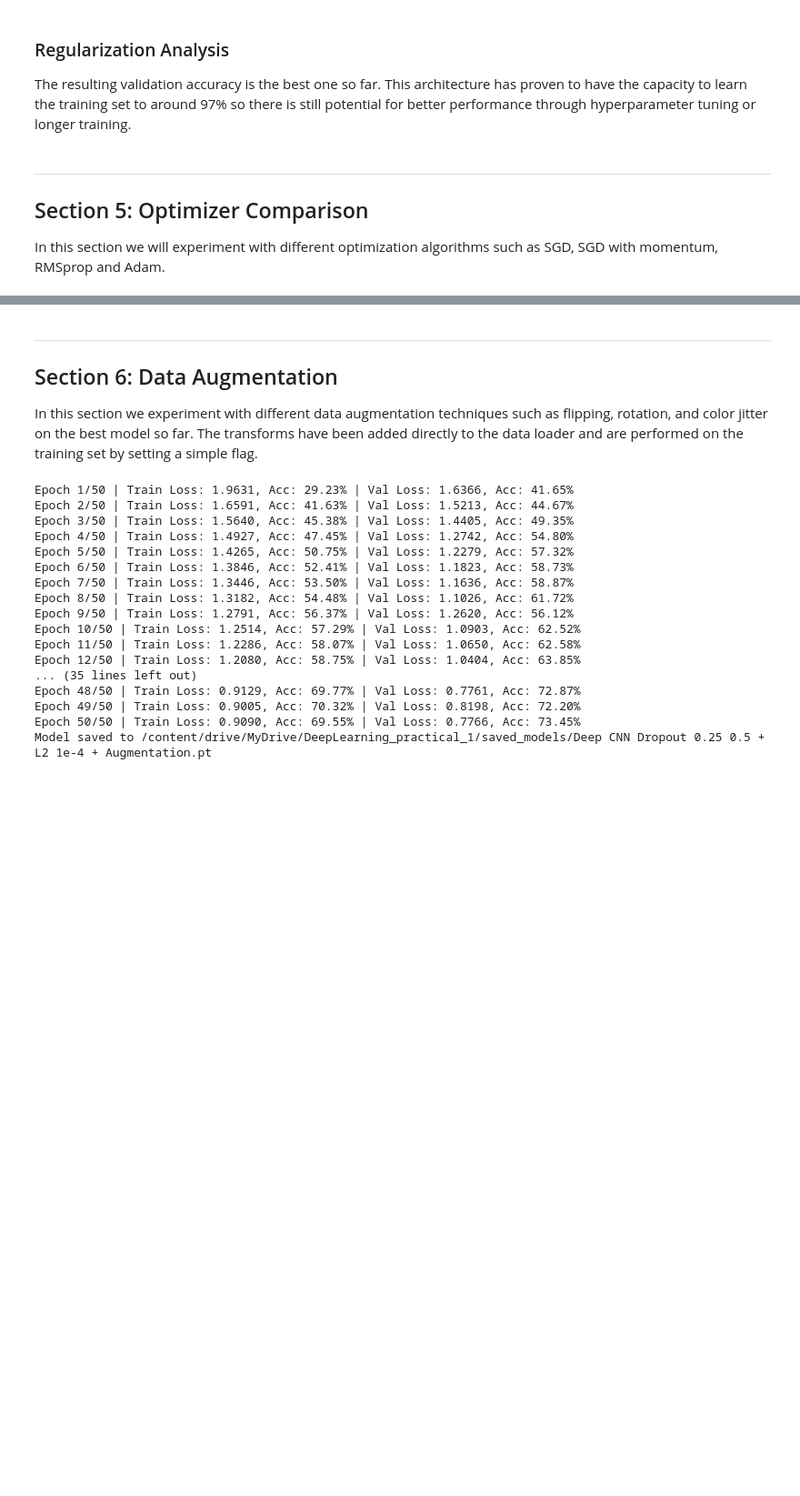
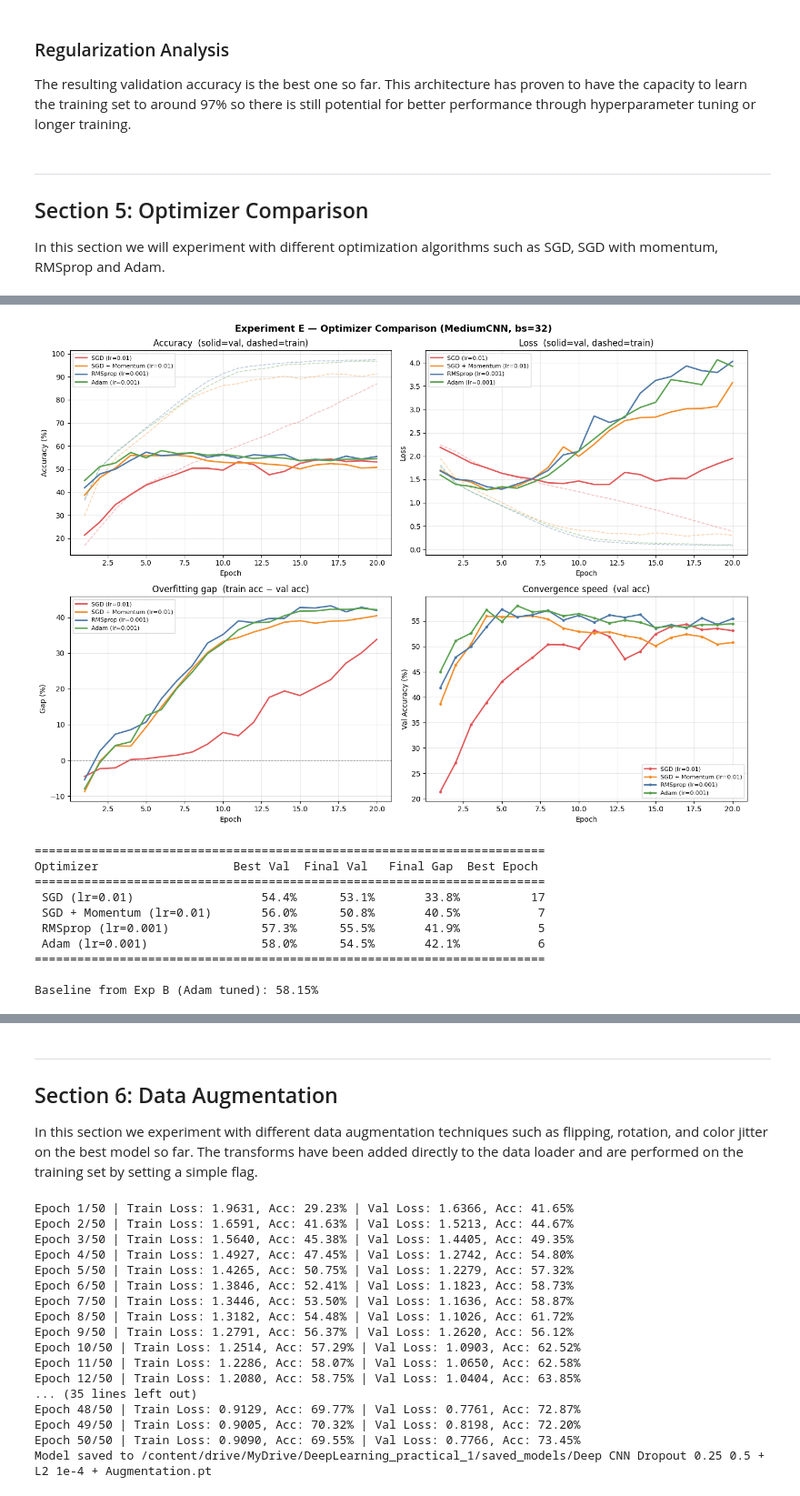
Before and after one commit to marcosncosta1/DeepLearning_practical_1, a Jupyter notebook: cnn_experiments.ipynb, the cells around one changed output, grey strips where cells are left out. Shown at 91% size. Drawn from its saved outputs; the diff is of its cells as text; code cells hidden in the pictures; blank space fills up the shorter version.

```diff
--- a/cnn_experiments.ipynb
+++ b/cnn_experiments.ipynb
@@ -1265,0 +1268,7 @@ for hist, label in zip(opt_histories, opt_labels):
+# %%
+model_rms = MediumCNN(num_classes=NUM_CLASSES, img_size=IMG_SIZE)
+config_rms = {
+    'experiment': 'E_optimizers', 'model_name': 'E_RMSprop',
+    'epochs': 20, 'lr': 0.001, 'optimizer': 'rmsprop', 'batch_size': 32
+}
+history_rms = train_model(model_rms, train_loader, val_loader, config_rms, wandb=False)
@@ -1265,0 +1295,7 @@ for hist, label in zip(opt_histories, opt_labels):
+# %%
+model_adam = MediumCNN(num_classes=NUM_CLASSES, img_size=IMG_SIZE)
+config_adam = {
+    'experiment': 'E_optimizers', 'model_name': 'E_Adam',
+    'epochs': 20, 'lr': 0.001, 'optimizer': 'adam', 'batch_size': 32
+}
+history_adam = train_model(model_adam, train_loader, val_loader, config_adam, wandb=False)
@@ -1265,0 +1323,3 @@ for hist, label in zip(opt_histories, opt_labels):
+# %%
+for name, h in zip(opt_labels, opt_histories):
+    print(name, type(h))
@@ -1265,0 +1331,61 @@ for hist, label in zip(opt_histories, opt_labels):
+# %%
+# fix the tuple
+history_sgd_m = history_sgd_m[0] if isinstance(history_sgd_m, tuple) else history_sgd_m
+
+opt_histories = [history_sgd, history_sgd_m, history_rms, history_adam]
+opt_labels    = ['SGD (lr=0.01)', 'SGD + Momentum (lr=0.01)', 'RMSprop (lr=0.001)', 'Adam (lr=0.001)']
+colors        = ['#e15759', '#f28e2b', '#4e79a7', '#59a14f']
+
+fig, axes = plt.subplots(2, 2, figsize=(14, 10))
+fig.suptitle('Experiment E — Optimizer Comparison (MediumCNN, bs=32)', fontweight='bold', fontsize=13)
+
+for h, label, color in zip(opt_histories, opt_labels, colors):
+    epochs = range(1, len(h['val_acc']) + 1)
+    axes[0,0].plot(epochs, h['val_acc'],   '-',  color=color, linewidth=2,   label=label)
+    axes[0,0].plot(epochs, h['train_acc'], '--', color=color, linewidth=1.2, alpha=0.4)
+    axes[0,1].plot(epochs, h['val_loss'],   '-',  color=color, linewidth=2,   label=label)
+    axes[0,1].plot(epochs, h['train_loss'], '--', color=color, linewidth=1.2, alpha=0.4)
+    gap = [tr - vl for tr, vl in zip(h['train_acc'], h['val_acc'])]
+    axes[1,0].plot(epochs, gap, '-', color=color, linewidth=2, label=label)
+    axes[1,1].plot(epochs, h['val_acc'], '-o', color=color, linewidth=2, markersize=3, label=label)
+
+axes[0,0].set_title('Accuracy  (solid=val, dashed=train)')
+axes[0,0].set_ylabel('Accuracy (%)'); axes[0,0].set_xlabel('Epoch')
+axes[0,1].set_title('Loss  (solid=val, dashed=train)')
+axes[0,1].set_ylabel('Loss'); axes[0,1].set_xlabel('Epoch')
+axes[1,0].set_title('Overfitting gap  (train acc − val acc)')
+axes[1,0].set_ylabel('Gap (%)'); axes[1,0].set_xlabel('Epoch')
+axes[1,0].axhline(0, color='gray', linewidth=0.8, linestyle='--')
+axes[1,1].set_title('Convergence speed  (val acc)')
+axes[1,1].set_ylabel('Val Accuracy (%)'); axes[1,1].set_xlabel('Epoch')
+
+for ax in axes.flat:
+    ax.legend(fontsize=8); ax.grid(True, alpha=0.3)
+
+plt.tight_layout()
+plt.show()
+
+# ── summary table ─────────────────────────────────────────────────────────────
+print("\n" + "="*72)
+print(f"{'Optimizer':<26} {'Best Val':>9}  {'Final Val':>9}  {'Final Gap':>10}  {'Best Epoch':>10}")
+print("="*72)
+for h, label in zip(opt_histories, opt_labels):
+    best_val   = max(h['val_acc'])
+    final_val  = h['val_acc'][-1]
+    final_gap  = h['train_acc'][-1] - h['val_acc'][-1]
+    best_epoch = h['val_acc'].index(best_val) + 1
+    print(f" {label:<26} {best_val:>8.1f}%  {final_val:>8.1f}%  {final_gap:>9.1f}%  {best_epoch:>10}")
+print("="*72)
+print(f"\nBaseline from Exp B (Adam tuned): 58.15%")
+# %% [output]
+[figure, added]
+========================================================================
+Optimizer                   Best Val  Final Val   Final Gap  Best Epoch
+========================================================================
+ SGD (lr=0.01)                  54.4%      53.1%       33.8%          17
+ SGD + Momentum (lr=0.01)       56.0%      50.8%       40.5%           7
+ RMSprop (lr=0.001)             57.3%      55.5%       41.9%           5
+ Adam (lr=0.001)                58.0%      54.5%       42.1%           6
+========================================================================
+
+Baseline from Exp B (Adam tuned): 58.15%
```
Also changed, not shown: parts of 10 cells of this notebook.
